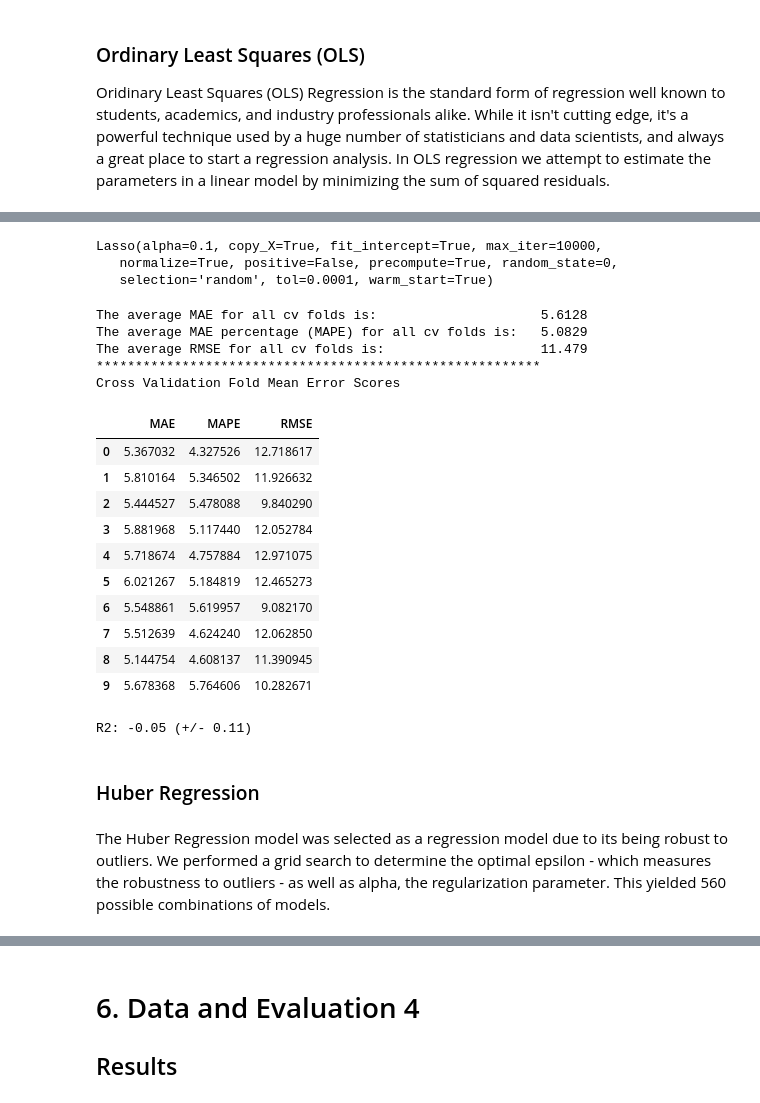
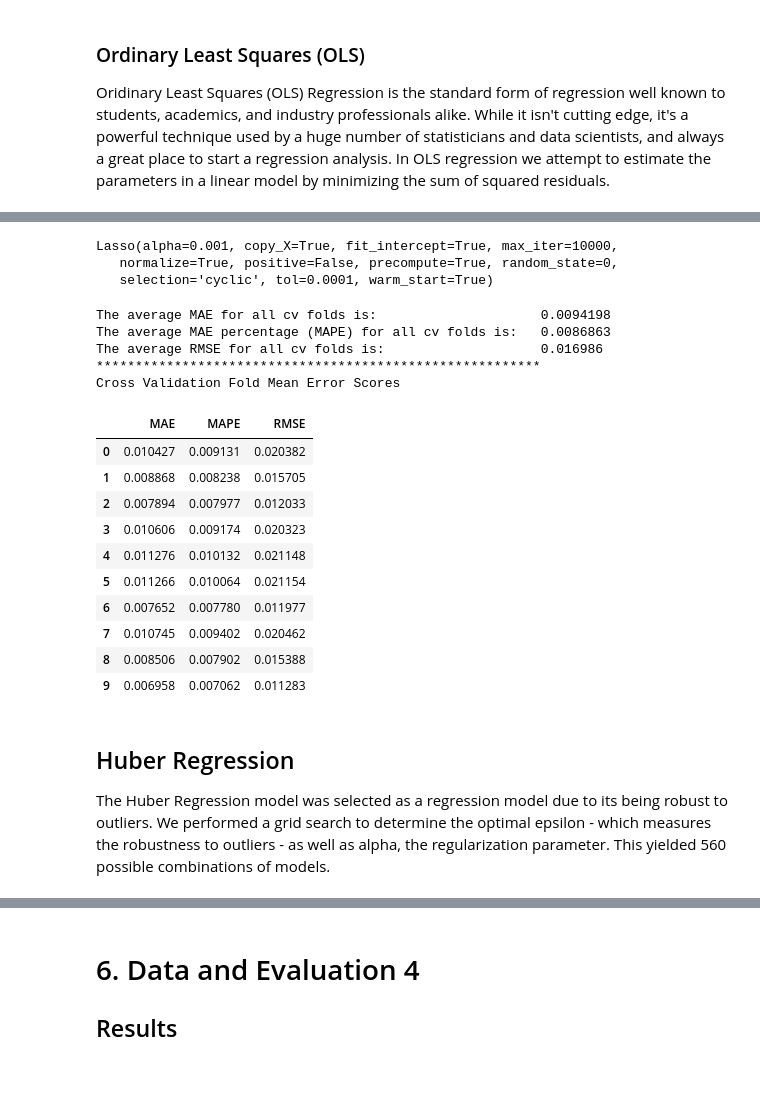
Before and after one commit to jeffweltman/MSDS7331, a Jupyter notebook: Lab 2 - Working/MSDS 7331 - Lab 2 - KassofWeltmanDickens.ipynb, the cells around one changed output, grey strips where cells are left out. Drawn from its saved outputs; the diff is of its cells as text; code cells hidden in the pictures; blank space fills up the shorter version.

```diff
--- a/Lab 2 - Working/MSDS 7331 - Lab 2 - KassofWeltmanDickens.ipynb
+++ b/Lab 2 - Working/MSDS 7331 - Lab 2 - KassofWeltmanDickens.ipynb
@@ -7,0 +84,9 @@ Team Members:
+# %%
+from sklearn.preprocessing import StandardScaler
+
+# Standardize the data to a more normally distributed data
+scaler_class = StandardScaler()
+scaler_class.fit(X_class)
+
+scaler_reg = StandardScaler()
+scaler_reg.fit(X_reg)
@@ -41,11 +190,0 @@ def plot_confusion_matrix(cm, classes,
-# %%
-import numpy as np
-import pandas as pd
- #hs_2017 = pd.read_csv("https://github.com/jeffweltman/MSDS7331/raw/master/hs_2017.csv",index_col=0)#hs_201
-hs_2017 = pd.read_csv("hs_2017.csv")
-y = hs_2017.sat_high_level.values
-hs_2017.sat_high_level.value_counts().plot(kind='bar')
-plt.title("Non-Outperform and Outperform Counts")
-plt.ylabel("Number of Schools")
-plt.show()
-hs_2017.sat_high_level.value_counts()
@@ -186,0 +268,5 @@ X_Class=x = hs_2017.drop(columns = ['nc_district', 'sat_high_level', "sat_avg_sc
+# %%
+#Divide data into test and training splits
+from sklearn.model_selection import ShuffleSplit
+
+cv_reg = ShuffleSplit(n_splits=10, test_size=0.40, random_state=0)
@@ -559,14 +512,14 @@ parameters = {'alpha': alpha, 'selection': selection, 'warm_start': warm_start}
 
 #Create a grid search object using the parameters above
 from sklearn.model_selection import GridSearchCV
-regGridSearch = GridSearchCV(estimator=reg
+LassoGridSearch = GridSearchCV(estimator=reg
                    , n_jobs=8 # jobs to run in parallel
                    , verbose=1 # low verbosity
                    , param_grid=parameters
-                   , cv=cv # KFolds = 10
+                   , cv=cv_reg # KFolds = 10
                    , scoring=mae_scorer)
 
 #Perform hyperparameter search to find the best combination of parameters for our data
-regGridSearch.fit(X_highSchools, Y)
+LassoGridSearch.fit(X_reg, Y_reg)
 # %% [output]
 Fitting 10 folds for each of 20 candidates, totalling 200 fits
@@ -584,48 +537,38 @@ GridSearchCV(cv=ShuffleSplit(n_splits=10, random_state=0, test_size=0.4, train_s
        verbose=1)
 # %%
 #Display the best estimator parameters#Display
-regGridSearch.best_estimator_
+LassoGridSearch.best_estimator_
 # %% [output]
-Lasso(alpha=0.1, copy_X=True, fit_intercept=True, max_iter=10000,
+Lasso(alpha=0.001, copy_X=True, fit_intercept=True, max_iter=10000,
    normalize=True, positive=False, precompute=True, random_state=0,
-   selection='random', tol=0.0001, warm_start=True)
+   selection='cyclic', tol=0.0001, warm_start=True)
 # %%
 import numpy as np
 
 #Create a regression estimator with best parameters for cross validation
-regEstimator = regGridSearch.best_estimator_
+LassoregEstimator = LassoGridSearch.best_estimator_
 
 #Evaluate the regression estimator above using our pre-defined cross validation and scoring metrics.
-EvaluateRegressionEstimator(regEstimator, X_highSchools, Y, cv)
+EvaluateRegressionEstimator(LassoregEstimator, X_reg, Y_reg, cv_reg)
 # %% [output]
-The average MAE for all cv folds is:                     5.6128
-The average MAE percentage (MAPE) for all cv folds is:   5.0829
-The average RMSE for all cv folds is:                    11.479
+The average MAE for all cv folds is:                     0.0094198
+The average MAE percentage (MAPE) for all cv folds is:   0.0086863
+The average RMSE for all cv folds is:                    0.016986
 *********************************************************
 Cross Validation Fold Mean Error Scores
 |  | MAE | MAPE | RMSE |
-| 0 | 5.367032 | 4.327526 | 12.718617 |
-| 1 | 5.810164 | 5.346502 | 11.926632 |
-| 2 | 5.444527 | 5.478088 | 9.840290 |
-| 3 | 5.881968 | 5.117440 | 12.052784 |
-| 4 | 5.718674 | 4.757884 | 12.971075 |
-| 5 | 6.021267 | 5.184819 | 12.465273 |
-| 6 | 5.548861 | 5.619957 | 9.082170 |
-| 7 | 5.512639 | 4.624240 | 12.062850 |
-| 8 | 5.144754 | 4.608137 | 11.390945 |
-| 9 | 5.678368 | 5.764606 | 10.282671 |
+| 0 | 0.010427 | 0.009131 | 0.020382 |
+| 1 | 0.008868 | 0.008238 | 0.015705 |
+| 2 | 0.007894 | 0.007977 | 0.012033 |
+| 3 | 0.010606 | 0.009174 | 0.020323 |
+| 4 | 0.011276 | 0.010132 | 0.021148 |
+| 5 | 0.011266 | 0.010064 | 0.021154 |
+| 6 | 0.007652 | 0.007780 | 0.011977 |
+| 7 | 0.010745 | 0.009402 | 0.020462 |
+| 8 | 0.008506 | 0.007902 | 0.015388 |
+| 9 | 0.006958 | 0.007062 | 0.011283 |
-# %%
-from sklearn import linear_model, preprocessing
-from sklearn.model_selection import cross_val_score
-from sklearn.metrics import mean_squared_error, r2_score
-
-scores = cross_val_score(reg, X_highSchools, Y, cv=10, scoring='r2')
-print("R2: %0.2f (+/- %0.2f)" % (scores.mean(), scores.std() * 2))
-# %% [output]
-R2: -0.05 (+/- 0.11)
-# %% [markdown]
-### Huber Regression
 # %% [markdown]
+## Huber Regression
 The Huber Regression model was selected as a regression model due to its being robust to outliers. We performed a grid search to determine the optimal epsilon - which measures the robustness to outliers - as well as alpha, the regularization parameter. This yielded 560 possible combinations of models.
 # %%
 #Create a regression object and perform a grid search to find the best parameters
```
Also changed, not shown: parts of 75 cells of this notebook, 1 other file.
